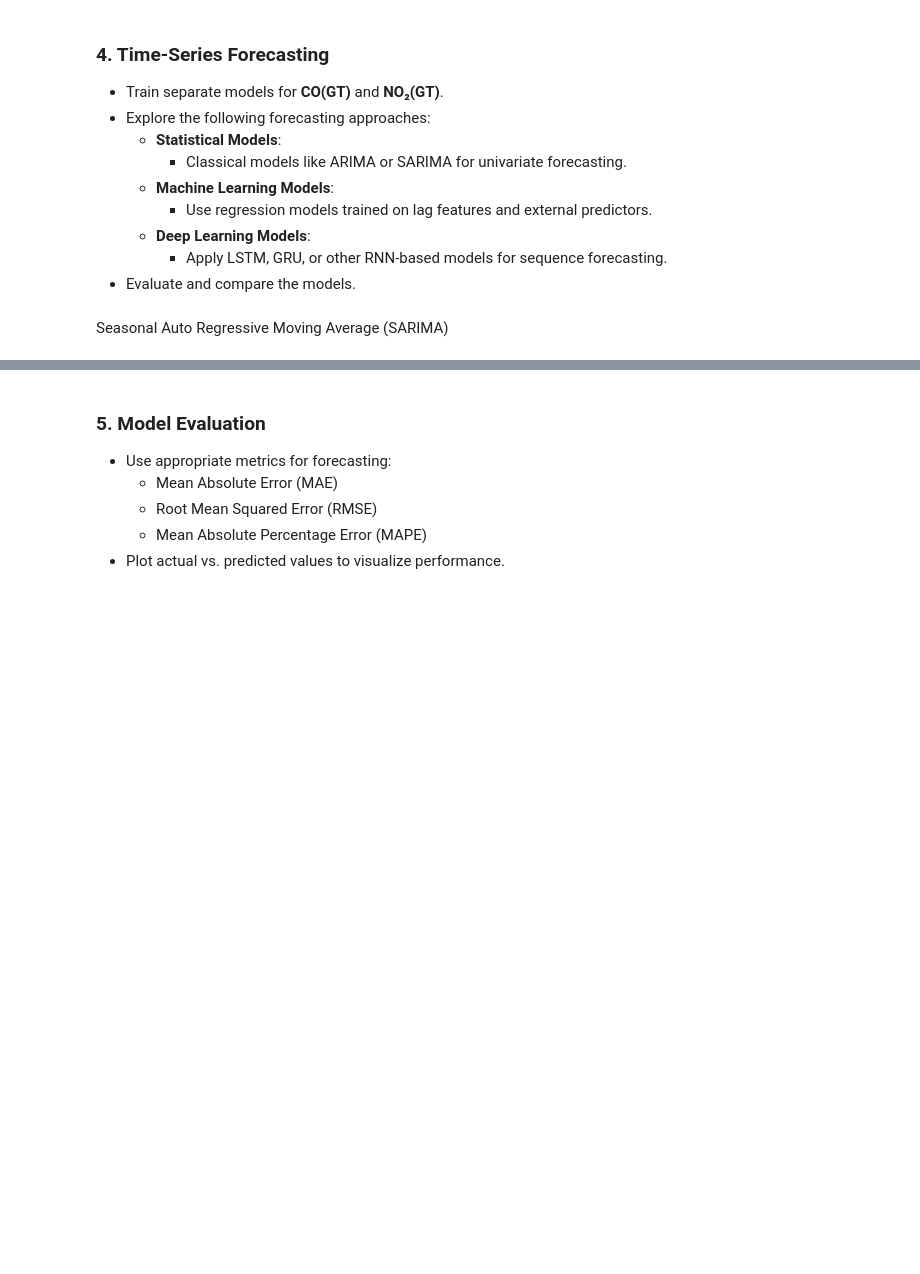
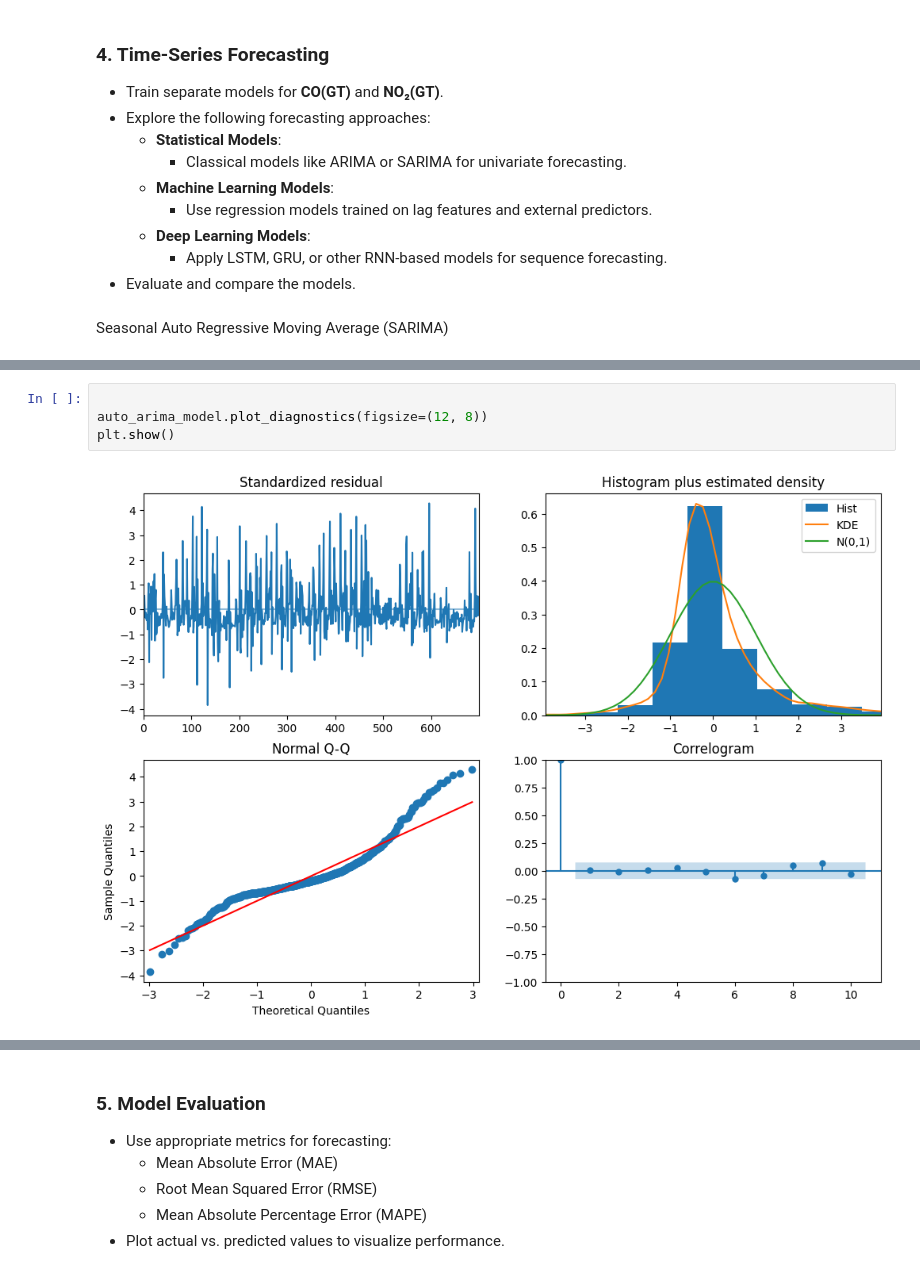
Before and after one commit to avimallik/co_and_no2_time_series_forecasting, a Jupyter notebook: co_and_no2_time_series_forecasting.ipynb, the cells around one changed output, grey strips where cells are left out. Saved outputs shown, nothing was run; the diff lists cells and outputs as text; blank space fills up the shorter version.

Commit message:
evalute SARIMA parameters using Auto ARIMA Model

```diff
--- a/co_and_no2_time_series_forecasting.ipynb
+++ b/co_and_no2_time_series_forecasting.ipynb
@@ -539,0 +628,6 @@ NO2(GT) is Stationary with p Value = (np.float64(-7.0808922950680175), np.float6
+# %%
+
+auto_arima_model.plot_diagnostics(figsize=(12, 8))
+plt.show()
+# %% [output]
+[figure, added]
```
Also changed, not shown: parts of 14 cells of this notebook, 2 other files.
